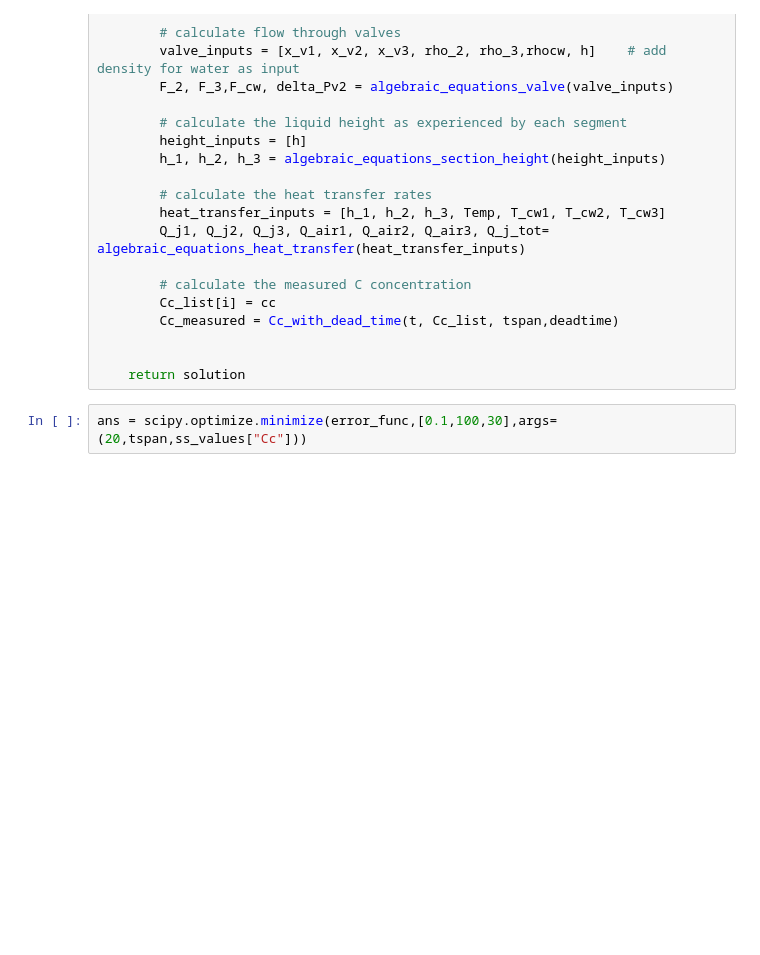
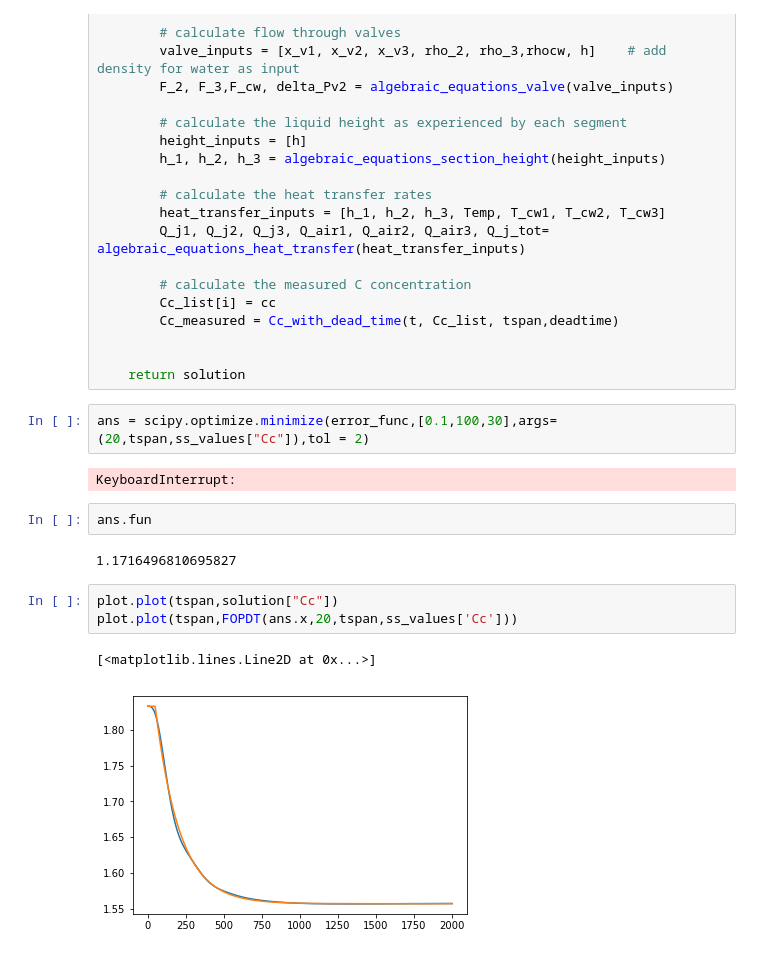
Before and after one commit to GregLaycock/CBT-project-CSTR-, a Jupyter notebook: System simulation/Notebook proj steptesting/CPB_2017_code_part1_A/simulation.ipynb, the cells around one changed output. Saved outputs shown, nothing was run; the diff lists cells and outputs as text; blank space fills up the shorter version.

```diff
--- a/System simulation/Notebook proj steptesting/CPB_2017_code_part1_A/simulation.ipynb
+++ b/System simulation/Notebook proj steptesting/CPB_2017_code_part1_A/simulation.ipynb
@@ -504,4 +504,16 @@ def run_sim(stepvar):
 
     return solution
 # %%
-ans = scipy.optimize.minimize(error_func,[0.1,100,30],args=(20,tspan,ss_values["Cc"]))
+ans = scipy.optimize.minimize(error_func,[0.1,100,30],args=(20,tspan,ss_values["Cc"]),tol = 2)
+# %% [output]
+KeyboardInterrupt:
+# %%
+ans.fun
+# %% [output]
+1.1716496810695827
+# %%
+plot.plot(tspan,solution["Cc"])
+plot.plot(tspan,FOPDT(ans.x,20,tspan,ss_values['Cc']))
+# %% [output]
+[<matplotlib.lines.Line2D at 0x...>]
+[figure, added]
```
Also changed, not shown: parts of 4 cells of this notebook, 4 other files.
